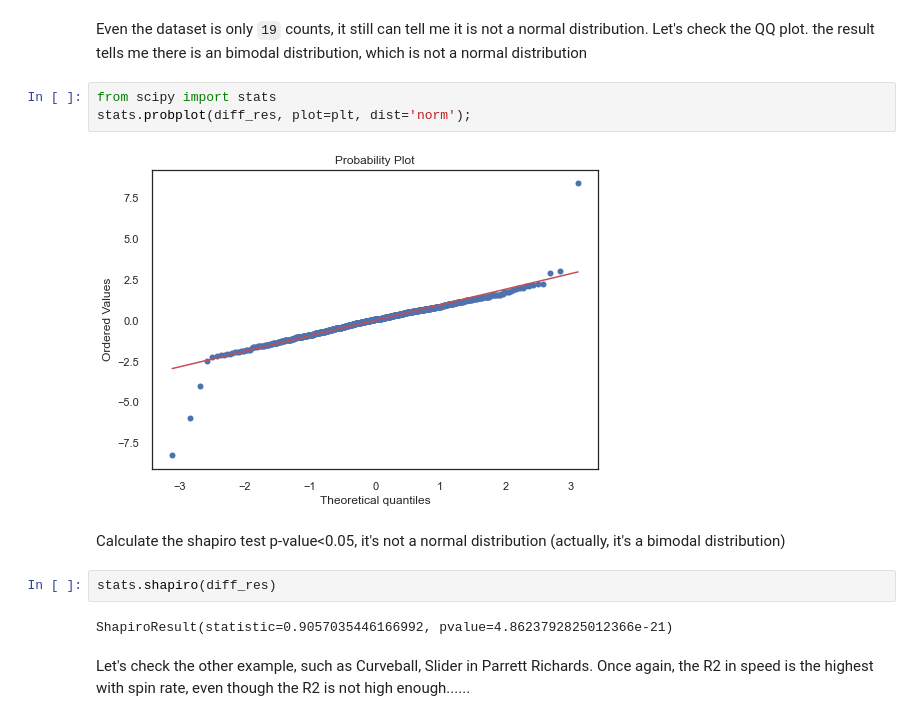
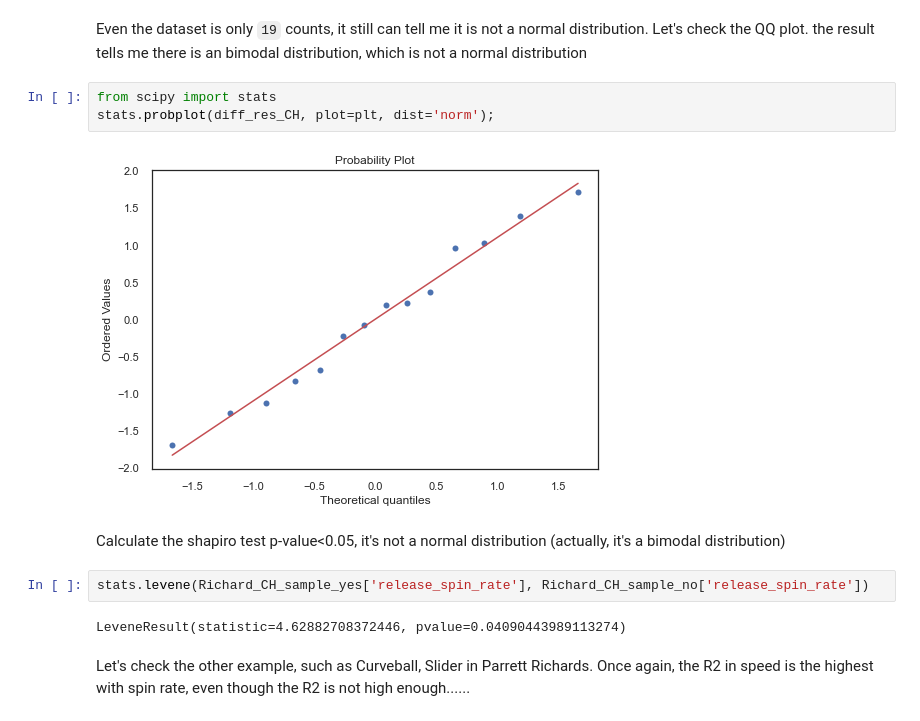
Before and after one commit to ollill0823/003.MLB-data-analysis, a Jupyter notebook: FinalProject/2022-03-12-Final-project.ipynb, the cells around one changed output. Saved outputs shown, nothing was run; the diff lists cells and outputs as text.

```diff
--- a/FinalProject/2022-03-12-Final-project.ipynb
+++ b/FinalProject/2022-03-12-Final-project.ipynb
@@ -394,15 +394,15 @@ Even the dataset is only `19` counts, it still can tell me it is not a normal di
 the result tells me there is an bimodal distribution, which is not a normal distribution
 # %%
 from scipy import stats
-stats.probplot(diff_res, plot=plt, dist='norm');
+stats.probplot(diff_res_CH, plot=plt, dist='norm');
 # %% [output]
-[figure, old version]
+[figure, new version]
 # %% [markdown]
 Calculate the shapiro test p-value<0.05, it's not a normal distribution (actually, it's a bimodal distribution)
-# %%
-stats.shapiro(diff_res)
-# %% [output]
-ShapiroResult(statistic=0.9057035446166992, pvalue=4.8623792825012366e-21)
+# %%
+stats.levene(Richard_CH_sample_yes['release_spin_rate'], Richard_CH_sample_no['release_spin_rate'])
+# %% [output]
+LeveneResult(statistic=4.62882708372446, pvalue=0.04090443989113274)
 # %% [markdown]
 Let's check the other example, such as Curveball, Slider in Parrett Richards.
 Once again, the R2 in speed is the highest with spin rate, even though the R2 is not high enough......
```
Also changed, not shown: parts of 24 cells of this notebook.
